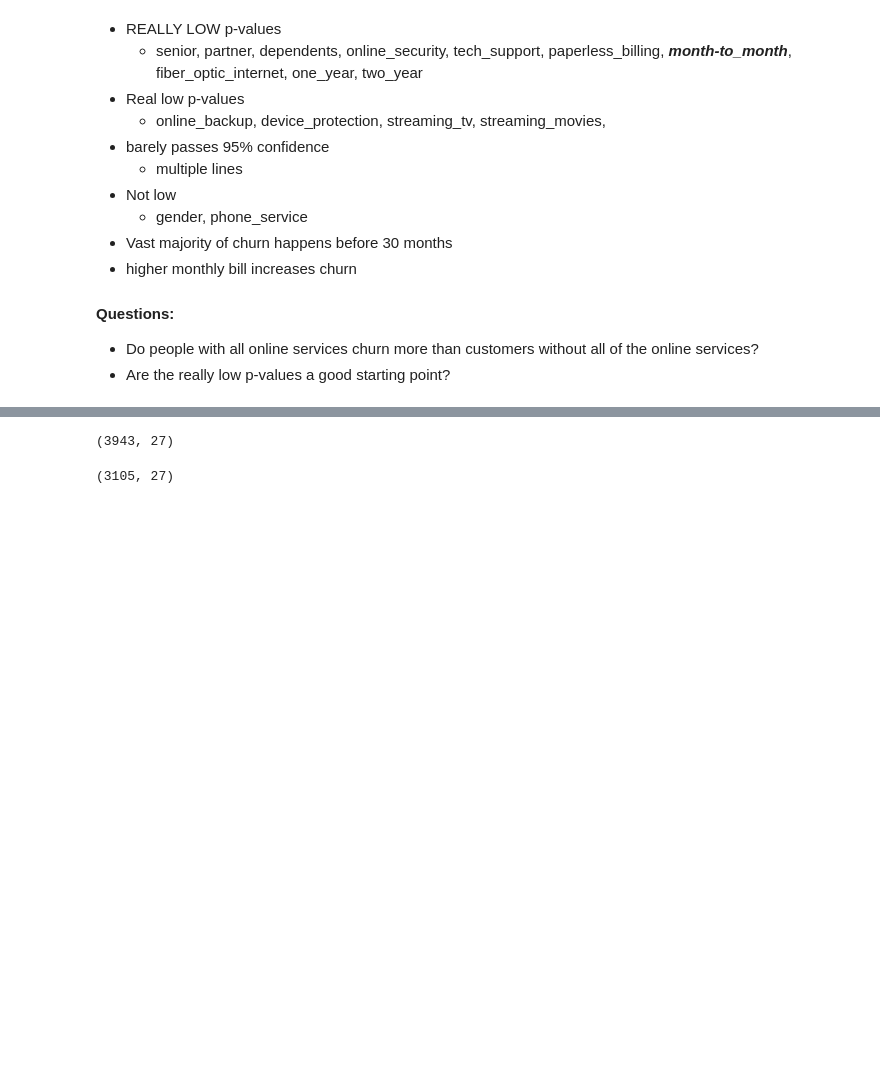
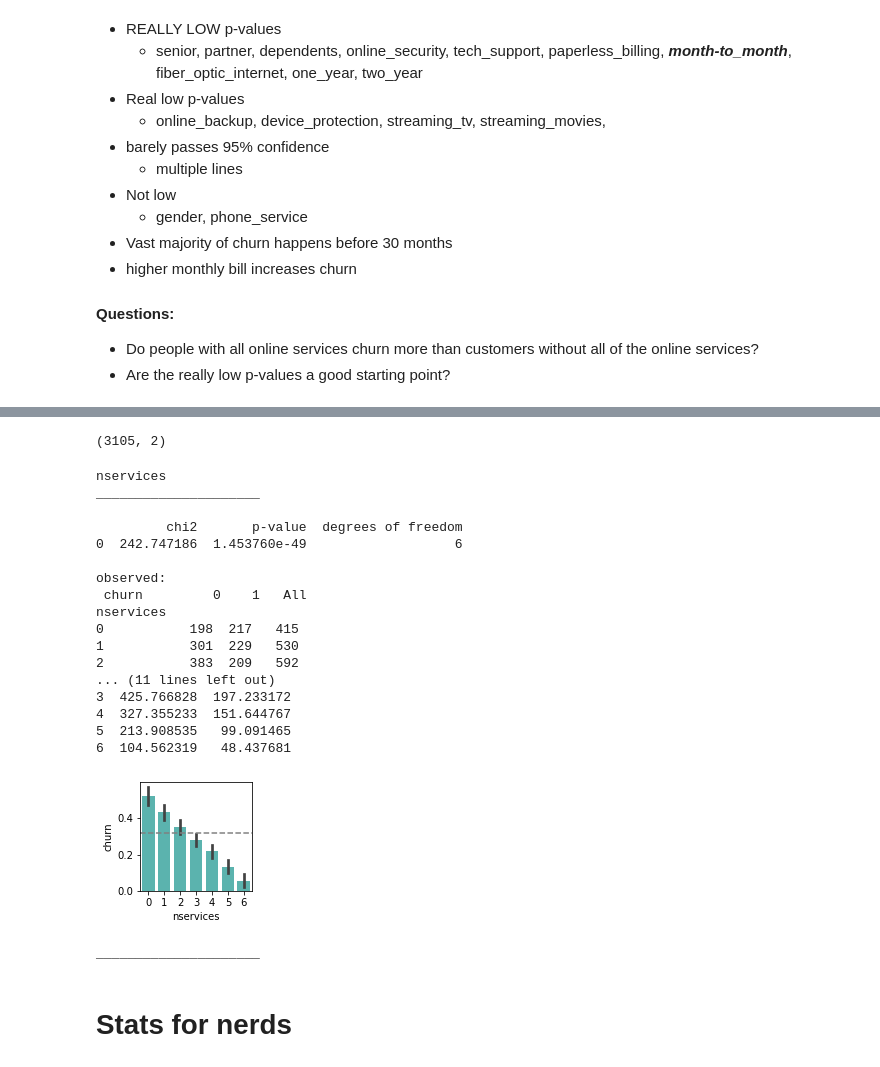
Before and after one commit to mdalton87/classification-exercises, a Jupyter notebook: classification_project/Churn.ipynb, the cells around one changed output, grey strips where cells are left out. Cells and saved outputs as stored; diff of their text form; code cells hidden in the pictures; blank space fills up the shorter version.

```diff
--- a/classification_project/Churn.ipynb
+++ b/classification_project/Churn.ipynb
@@ -277,8 +331,36 @@ expected:
+# %%
+# groupby customer_id because there are no duplicates
+
+train = train_melt.groupby('customer_id').sum()
+# %%
+# Unfortunate result to using groupby.sum() churn counts sum as well, to correct this, I just replaced the 6 in churn with a 1
+
+train.churn = train.churn.replace(6, 1)
 # %%
 train.shape
 # %% [output]
-(3943, 27)
+(3105, 2)
-# %%
-train[train.internet_service_type != "None"].shape
-# %% [output]
-(3105, 27)
+# %%
+explore.explore_bivariate_categorical(train, 'churn', 'nservices')
+# %% [output]
+nservices
+_____________________
+
+         chi2       p-value  degrees of freedom
+0  242.747186  1.453760e-49                   6
+
+observed:
+ churn         0    1   All
+nservices
+0           198  217   415
+1           301  229   530
+2           383  209   592
+... (11 lines left out)
+3  425.766828  197.233172
+4  327.355233  151.644767
+5  213.908535   99.091465
+6  104.562319   48.437681
+[figure, added]
+_____________________
+# %% [markdown]
+# Stats for nerds
```
Also changed, not shown: parts of 23 cells of this notebook, 2 other files.
